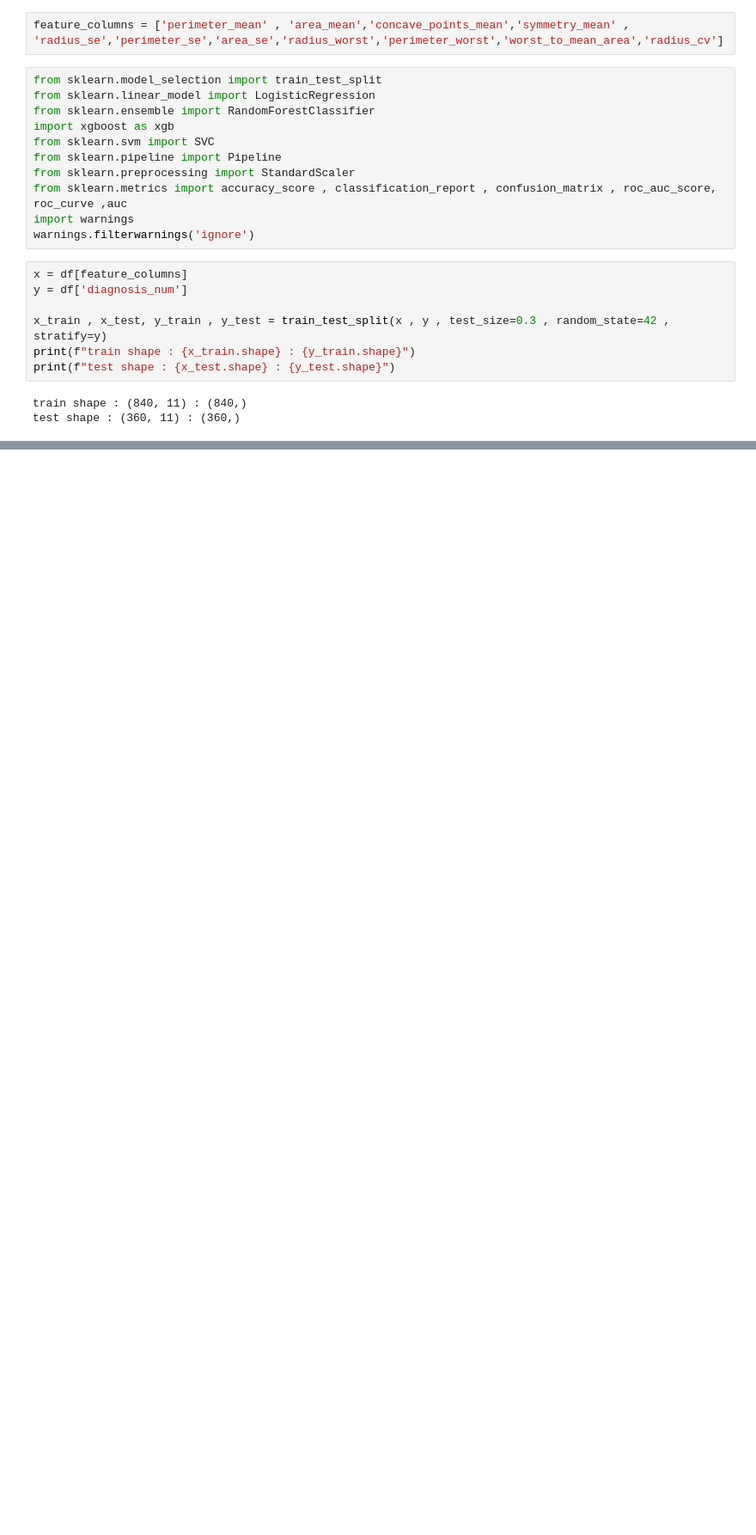
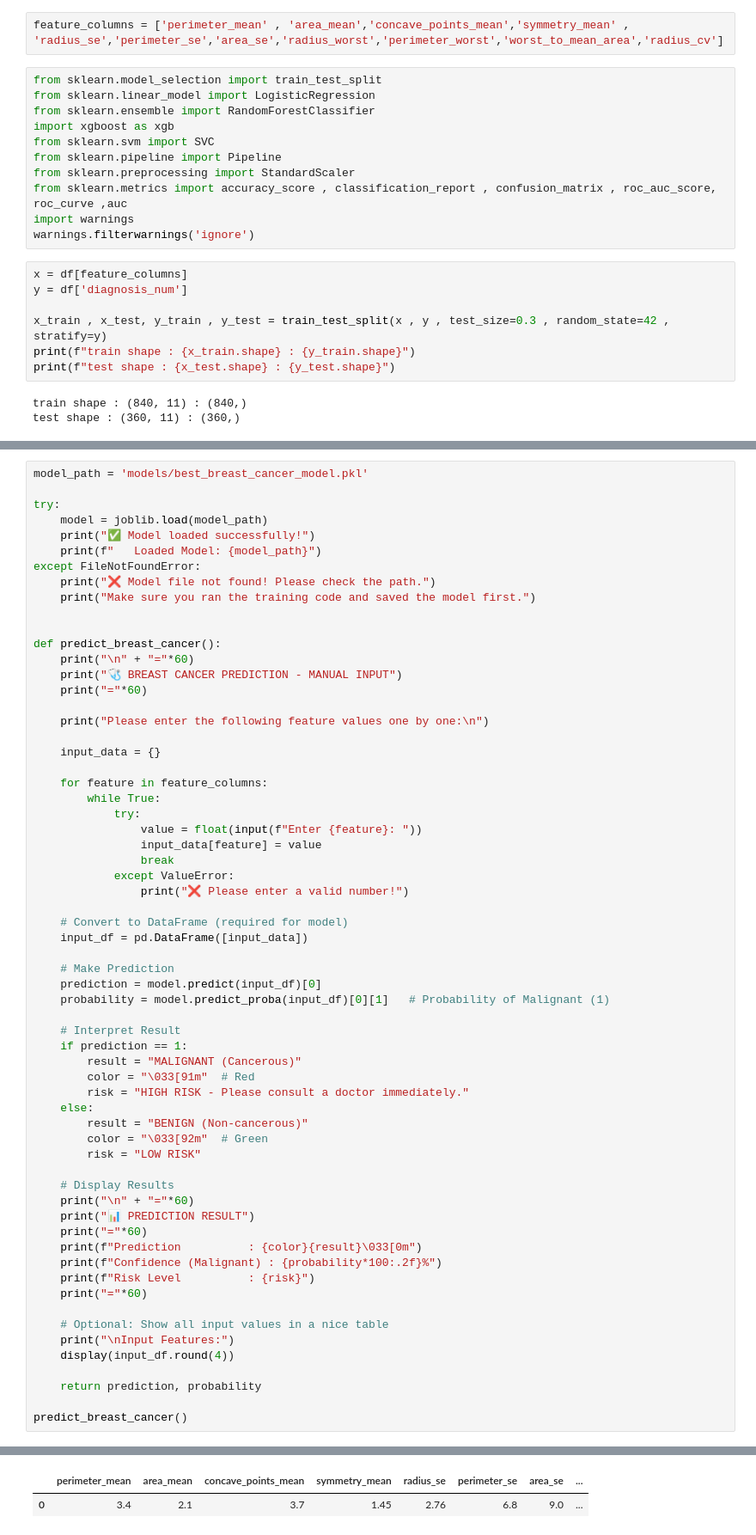
Before and after one commit to Ishasavani1402/Machin_Learning, a Jupyter notebook: breast_cancer/ml.ipynb, the cells around one changed output, grey strips where cells are left out. Shown at 86% size. Saved outputs shown, nothing was run; the diff lists cells and outputs as text; blank space fills up the shorter version.

```diff
--- a/breast_cancer/ml.ipynb
+++ b/breast_cancer/ml.ipynb
@@ -298,0 +354,64 @@ plt.show()
+# %%
+model_path = 'models/best_breast_cancer_model.pkl'
+
+try:
+    model = joblib.load(model_path)
+    print("✅ Model loaded successfully!")
+    print(f"   Loaded Model: {model_path}")
+except FileNotFoundError:
+    print("❌ Model file not found! Please check the path.")
+    print("Make sure you ran the training code and saved the model first.")
+
+
+def predict_breast_cancer():
+    print("\n" + "="*60)
+    print("🩺 BREAST CANCER PREDICTION - MANUAL INPUT")
+    print("="*60)
+
+    print("Please enter the following feature values one by one:\n")
+
+    input_data = {}
+
+    for feature in feature_columns:
+        while True:
+            try:
+                value = float(input(f"Enter {feature}: "))
+                input_data[feature] = value
+                break
+            except ValueError:
+                print("❌ Please enter a valid number!")
+
+    # Convert to DataFrame (required for model)
+    input_df = pd.DataFrame([input_data])
+
+    # Make Prediction
+    prediction = model.predict(input_df)[0]
+    probability = model.predict_proba(input_df)[0][1]   # Probability of Malignant (1)
+
+    # Interpret Result
+    if prediction == 1:
+        result = "MALIGNANT (Cancerous)"
+        color = "\033[91m"  # Red
+        risk = "HIGH RISK - Please consult a doctor immediately."
+    else:
+        result = "BENIGN (Non-cancerous)"
+        color = "\033[92m"  # Green
+        risk = "LOW RISK"
+
+    # Display Results
+    print("\n" + "="*60)
+    print("📊 PREDICTION RESULT")
+    print("="*60)
+    print(f"Prediction          : {color}{result}\033[0m")
+    print(f"Confidence (Malignant) : {probability*100:.2f}%")
+    print(f"Risk Level          : {risk}")
+    print("="*60)
+
+    # Optional: Show all input values in a nice table
+    print("\nInput Features:")
+    display(input_df.round(4))
+
+    return prediction, probability
+
+predict_breast_cancer()
+# %% [output]
@@ -298,0 +436,2 @@ plt.show()
+|  | perimeter_mean | area_mean | concave_points_mean | symmetry_mean | radius_se | perimeter_se | area_se | ... |
+| 0 | 3.4 | 2.1 | 3.7 | 1.45 | 2.76 | 6.8 | 9.0 | ... |
```
Also changed, not shown: parts of 9 cells of this notebook, 2 other files.
